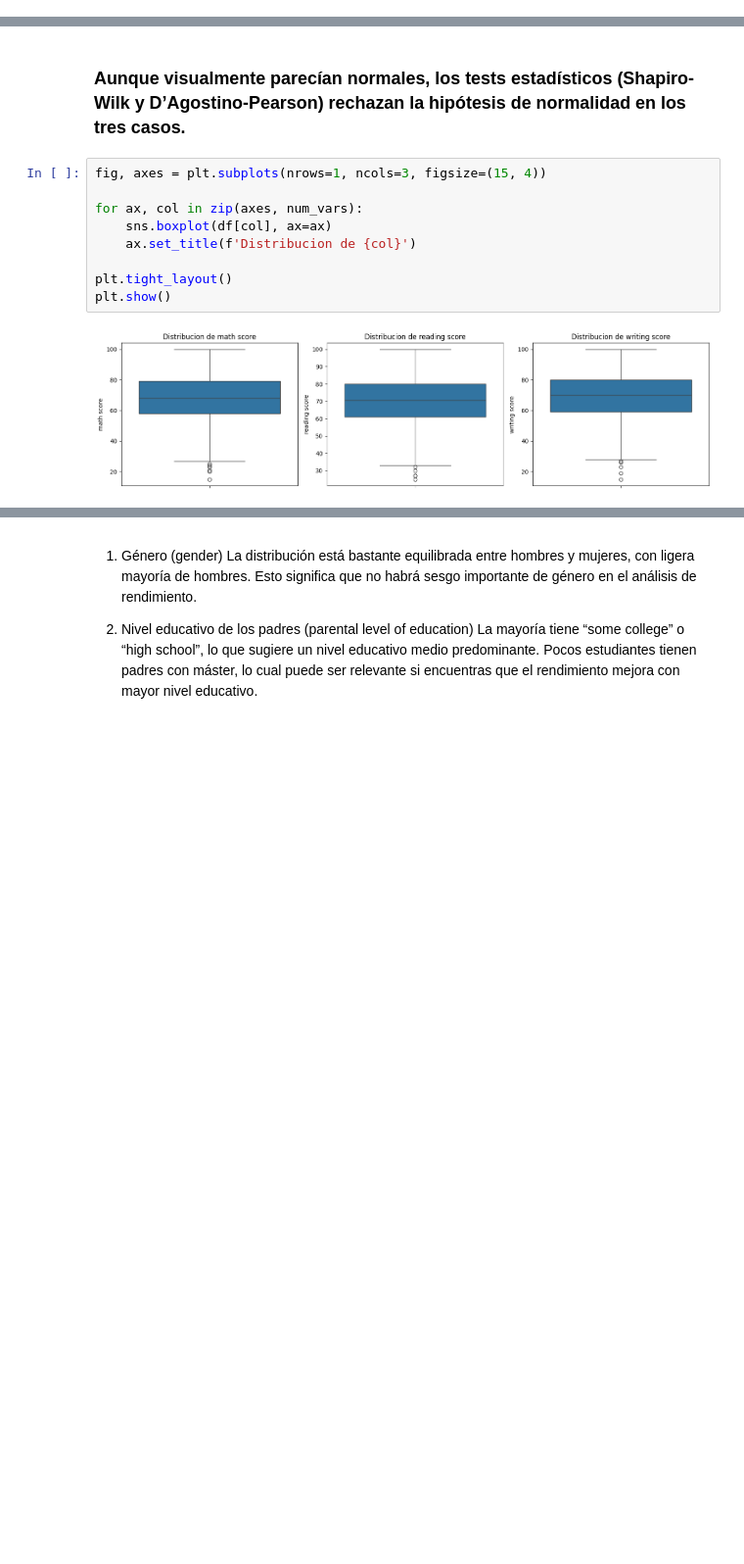
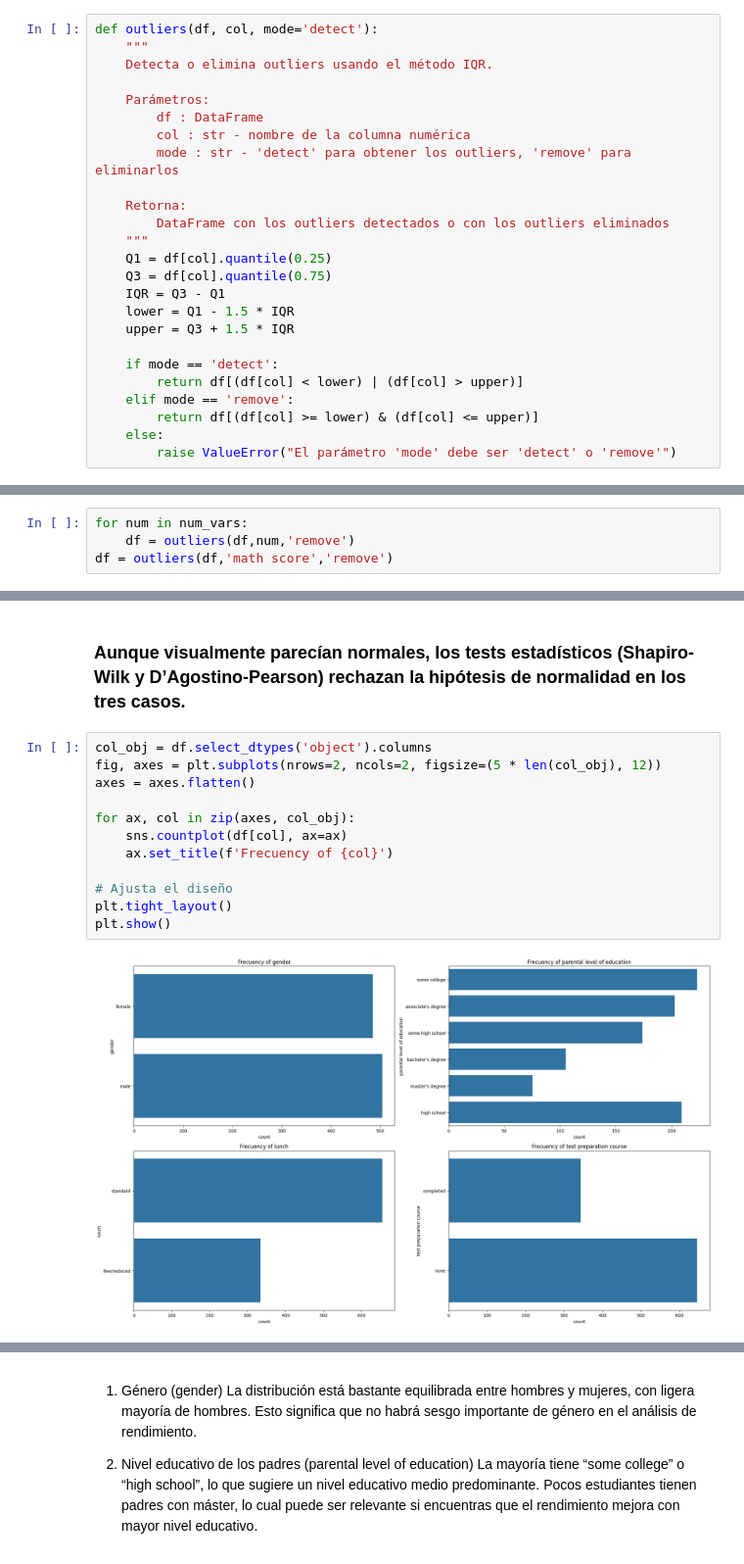
Before and after one commit to abdonrb/Proyecto-elearning, a Jupyter notebook: notebooks/Eda.ipynb, the cells around one changed output, grey strips where cells are left out. Shown: that part at 98% size. Saved outputs shown, nothing was run; the diff lists cells and outputs as text; blank space fills up the shorter version.

```diff
--- a/notebooks/Eda.ipynb
+++ b/notebooks/Eda.ipynb
@@ -100,0 +98,25 @@ df.drop(columns='race/ethnicity',inplace=True)
+# %%
+def outliers(df, col, mode='detect'):
+    """
+    Detecta o elimina outliers usando el método IQR.
+
+    Parámetros:
+        df : DataFrame
+        col : str - nombre de la columna numérica
+        mode : str - 'detect' para obtener los outliers, 'remove' para eliminarlos
+
+    Retorna:
+        DataFrame con los outliers detectados o con los outliers eliminados
+    """
+    Q1 = df[col].quantile(0.25)
+    Q3 = df[col].quantile(0.75)
+    IQR = Q3 - Q1
+    lower = Q1 - 1.5 * IQR
+    upper = Q3 + 1.5 * IQR
+
+    if mode == 'detect':
+        return df[(df[col] < lower) | (df[col] > upper)]
+    elif mode == 'remove':
+        return df[(df[col] >= lower) & (df[col] <= upper)]
+    else:
+        raise ValueError("El parámetro 'mode' debe ser 'detect' o 'remove'")
@@ -100,0 +133,4 @@ df.drop(columns='race/ethnicity',inplace=True)
+# %%
+for num in num_vars:
+    df = outliers(df,num,'remove')
+df = outliers(df,'math score','remove')
@@ -133,13 +181,16 @@ D’Agostino-Pearson: Estadístico = 9.0664, p = 0.0107 → No es normal
 # %% [markdown]
 ### Aunque visualmente parecían normales, los tests estadísticos (Shapiro-Wilk y D’Agostino-Pearson) rechazan la hipótesis de normalidad en los tres casos.
 # %%
-fig, axes = plt.subplots(nrows=1, ncols=3, figsize=(15, 4))
+col_obj = df.select_dtypes('object').columns
+fig, axes = plt.subplots(nrows=2, ncols=2, figsize=(5 * len(col_obj), 12))
+axes = axes.flatten()
 
-for ax, col in zip(axes, num_vars):
-    sns.boxplot(df[col], ax=ax)
-    ax.set_title(f'Distribucion de {col}')
+for ax, col in zip(axes, col_obj):
+    sns.countplot(df[col], ax=ax)
+    ax.set_title(f'Frecuency of {col}')
 
+# Ajusta el diseño
 plt.tight_layout()
 plt.show()
 # %% [output]
-[figure, old version]
+[figure, new version]
```
Also changed, not shown: parts of 18 cells of this notebook, 1 other file.
